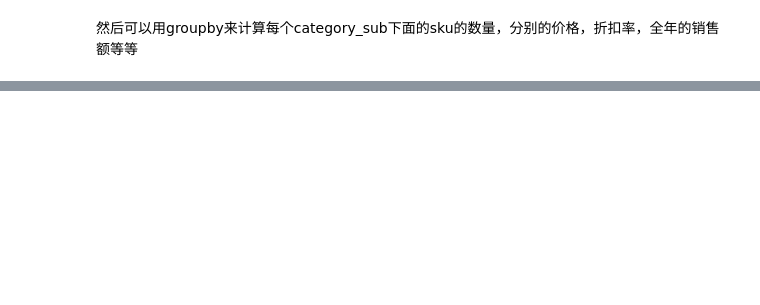
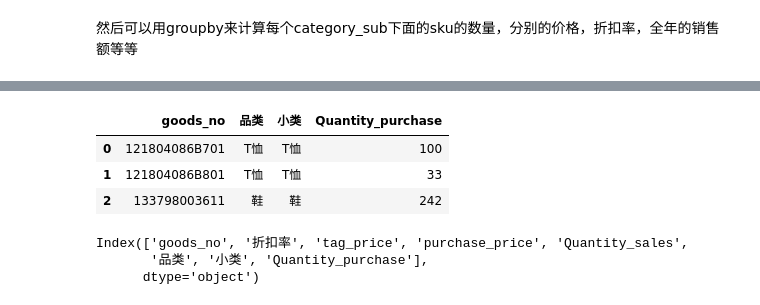
Before and after one commit to gix-fashion/Exploration, a Jupyter notebook: WriteUp.ipynb, the cells around one changed output, grey strips where cells are left out. Saved outputs shown, nothing was run; the diff lists cells and outputs as text; code cells hidden in the pictures; blank space fills up the shorter version.

```diff
--- a/WriteUp.ipynb
+++ b/WriteUp.ipynb
@@ -200,0 +244,7 @@ purchase_2013.to_csv("purchase_2013.csv", index =False)
+# %%
+stats.head(3)
+# %% [output]
+|  | goods_no | 品类 | 小类 | Quantity_purchase |
+| 0 | 121804086B701 | T恤 | T恤 | 100 |
+| 1 | 121804086B801 | T恤 | T恤 | 33 |
+| 2 | 133798003611 | 鞋 | 鞋 | 242 |
@@ -200,0 +257,6 @@ purchase_2013.to_csv("purchase_2013.csv", index =False)
+# %%
+stats2013.columns
+# %% [output]
+Index(['goods_no', '折扣率', 'tag_price', 'purchase_price', 'Quantity_sales',
+       '品类', '小类', 'Quantity_purchase'],
+      dtype='object')
```
Also changed, not shown: parts of 32 cells of this notebook.
